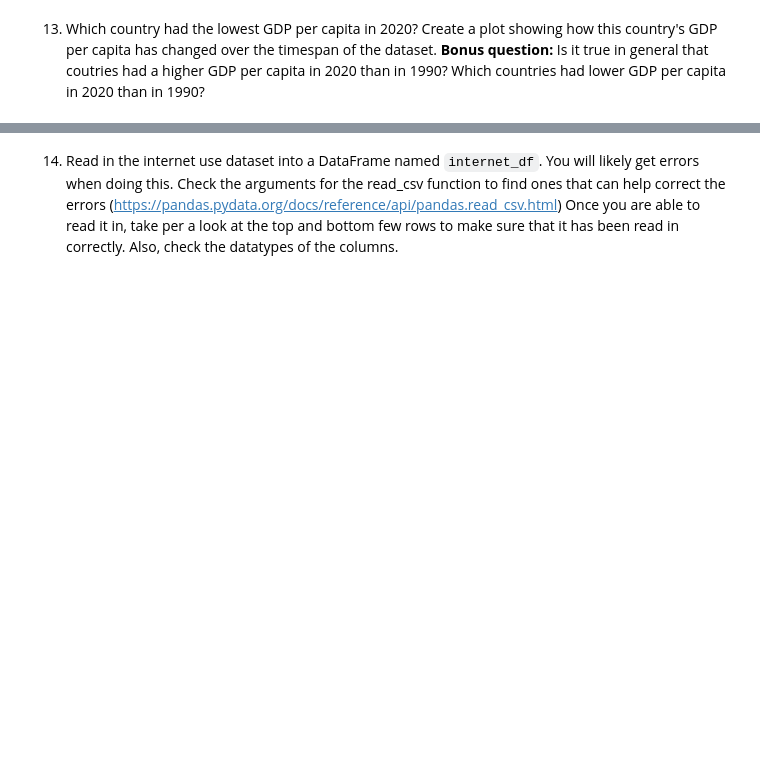
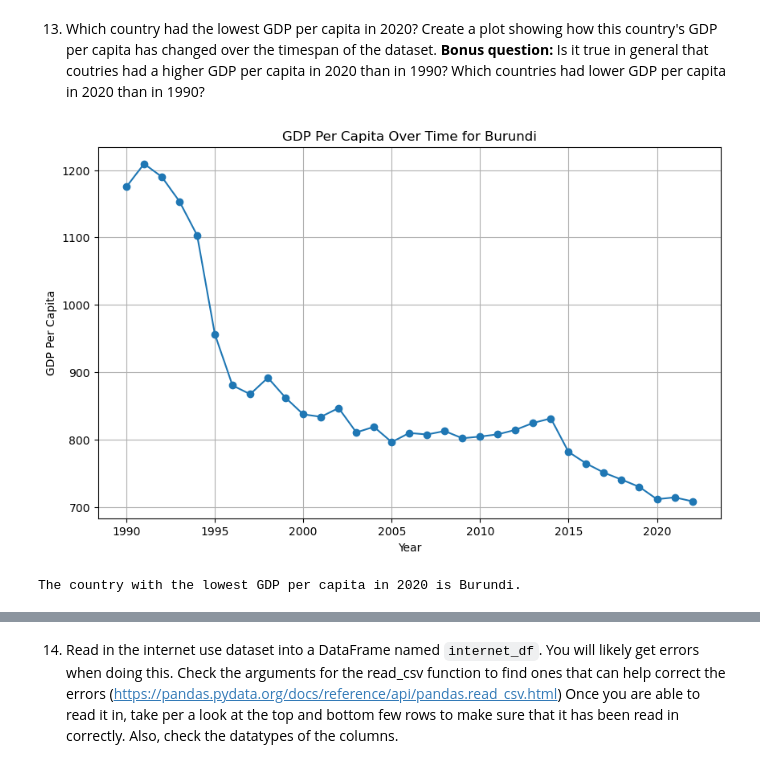
Before and after one commit to NSS-Data-Analytics-Cohort-12/un-python-GartonBrian, a Jupyter notebook: notebooks/GartonUNproject.ipynb, the cells around one changed output, grey strips where cells are left out. Drawn from its saved outputs; the diff is of its cells as text; code cells hidden in the pictures; blank space fills up the shorter version.

```diff
--- a/notebooks/GartonUNproject.ipynb
+++ b/notebooks/GartonUNproject.ipynb
@@ -97,2 +235,24 @@ Comment on what you observe has happened to GDP values over time and the relativ
 # %% [markdown]
 13. Which country had the lowest GDP per capita in 2020? Create a plot showing how this country's GDP per capita has changed over the timespan of the dataset. **Bonus question:** Is it true in general that coutries had a higher GDP per capita in 2020 than in 1990? Which countries had lower GDP per capita in 2020 than in 1990?
+# %%
+# Find the country with the lowest GDP per capita in 2020
+lowest_gdp_2020 = gdp_df[gdp_df['Year'] == 2020].nsmallest(1, 'GDP_Per_Capita')
+lowest_gdp_country_2020 = lowest_gdp_2020.iloc[0]['Country']
+
+# Filter the data for this country
+lowest_gdp_country_data = gdp_df[gdp_df['Country'] == lowest_gdp_country_2020]
+
+# Plot the GDP per capita over time for this country
+plt.figure(figsize=(10, 6))
+plt.plot(lowest_gdp_country_data['Year'], lowest_gdp_country_data['GDP_Per_Capita'], marker='o')
+plt.title(f'GDP Per Capita Over Time for {lowest_gdp_country_2020}')
+plt.xlabel('Year')
+plt.ylabel('GDP Per Capita')
+plt.grid(True)
+plt.show()
+
+# Display the country with the lowest GDP per capita in 2020
+print(f'The country with the lowest GDP per capita in 2020 is {lowest_gdp_country_2020}.')
+# %% [output]
+[figure, added]
+The country with the lowest GDP per capita in 2020 is Burundi.
```
Also changed, not shown: parts of 23 cells of this notebook.
